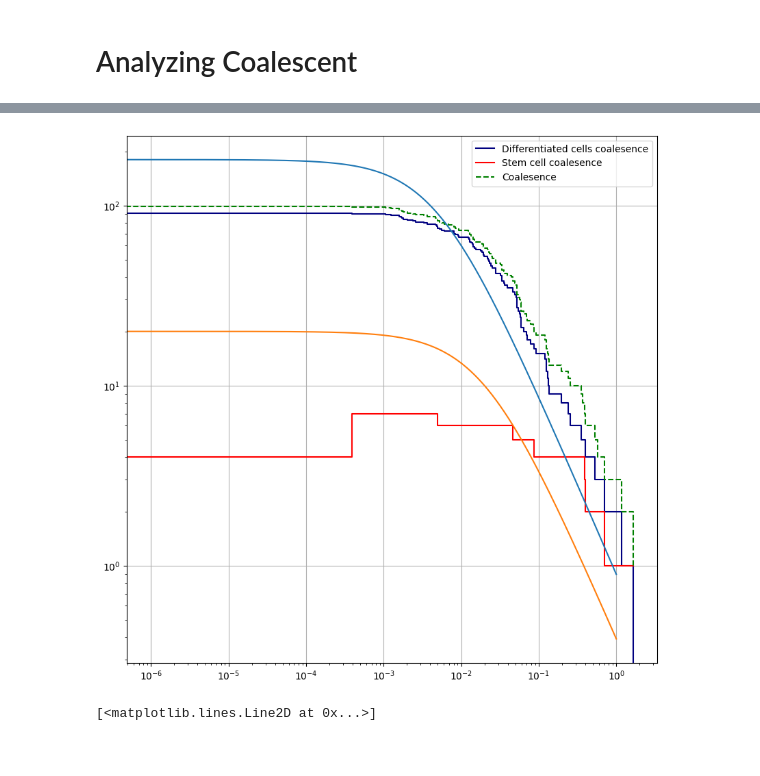
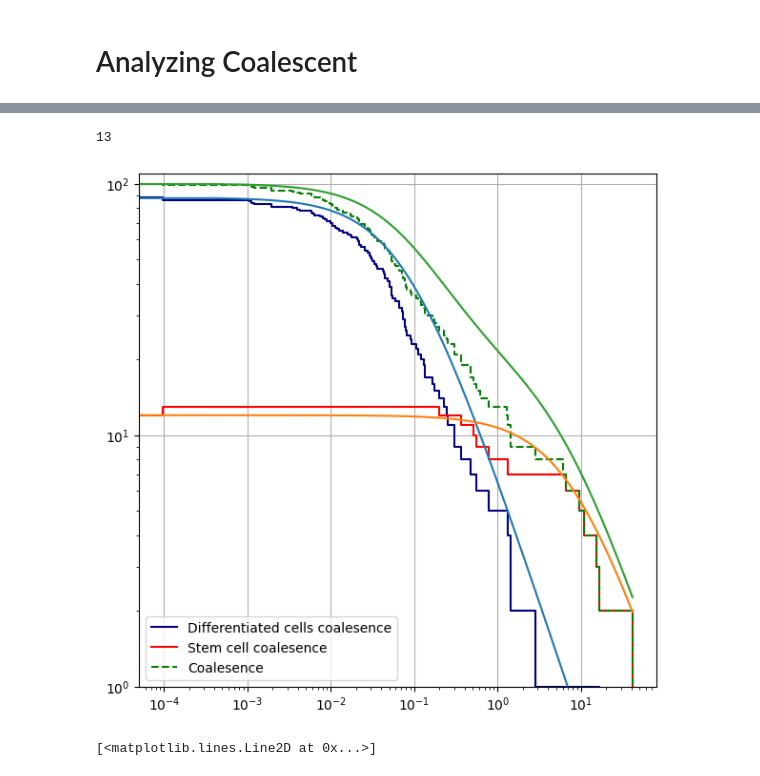
Before and after one commit to jmtony2000/Multitype_Moran_Simulation, a Jupyter notebook: Multitype_Moran_Process/2type_Moran_simulation.ipynb, the cells around one changed output, grey strips where cells are left out. Drawn from its saved outputs; the diff is of its cells as text; code cells hidden in the pictures.

```diff
--- a/Multitype_Moran_Process/2type_Moran_simulation.ipynb
+++ b/Multitype_Moran_Process/2type_Moran_simulation.ipynb
@@ -405,2 +479,8 @@ tree = TreeDisplay(tree, stem_coalesence, sampled_population, sampled_types)
+# %%
+# Test Simulation
+test_stem_size = 50
+test_diff_size = 350
+test_diff_rate = 100
+tree, coalescent_times = Simulaton2(test_stem_size, test_diff_size, 1, test_diff_rate, 1)
 # %% [markdown]
 # Analyzing Coalescent
@@ -411,6 +486,0 @@ sample_diff = sampled_types.count("Diff")
-# %%
-# Creating the r parameter for the whole coalesence:
-coalesence_r = list(np.arange(1, len(coalescent_times)+1))
-coalesence_r.reverse()
-coalescent_times.insert(0, 0)
-coalesence_r.insert(0, sample_diff+sample_stem)
@@ -454,0 +487,7 @@ for col_index, time in enumerate(coalescent_times):
+# %%
+coalesence_r1, coalescence1 = Coalescentparameter(coalescent_times, tree)
+diff_r1, diff_times1 = DifferentiatedCoalescenceTimes(tree, coalescence1)
+stem_r1 = StemCoalesenceTimes(diff_times1, coalesence_r1, coalescence1, diff_r1)
+print(max(stem_r1))
+# %% [output]
+13
@@ -458,22 +506,33 @@ def l2(t,N):
+# %%
+def r2(T, N, sample, delta):
+    nominator = 2*(N-1)*delta*sample
+    denominator = T*sample+2*(N-1)*delta
+
+    return nominator/denominator
 # %%
 # plotting the coalescent times:
-plt.figure(figsize=(10,10))
-plt.step(diff_reduction_times, coalescence_diff, where="post", ls = "-", color = "navy", label = "Differentiated cells coalesence")
-plt.step(coalescent_times, coalescence_stem, where="post", ls = "-", color = "red", label = "Stem cell coalesence")
-plt.step(coalescent_times, coalesence_r, where="post", ls = "--", color = "green", label = "Coalesence")
+times = np.linspace(0,coalescent_times[-1],100000)
+plt.figure(figsize=(7,7))
+plt.step(diff_times1, diff_r1, where="post", ls = "-", color = "navy", label = "Differentiated cells coalesence")
+plt.step(coalescence1, stem_r1, where="post", ls = "-", color = "red", label = "Stem cell coalesence")
+plt.step(coalescence1, coalesence_r1, where="post", ls = "--", color = "green", label = "Coalesence")
 #plt.xlim(0,0.05)
 plt.yscale("log")
 #plt.yticks([1, 10])
 plt.xscale("log")
 t = np.linspace(0, 1, 1000000)
 def l(t, N):
     return N/(t+1)
-plt.plot(t, l(t*200, 180))
-plt.plot(t, l(t*50, 20))
+plt.plot(times, r2(times, test_diff_size, diff_r1[0], 1/test_diff_rate))
+plt.plot(times, r2(times, test_stem_size, stem_r1[0], 1))
+plt.plot(times, r2(times, 350, 82, 1/100) + r2(times, 50, 18, 1))
+#plt.plot(t, l(t*200, 180))
+#plt.plot(t, l(t*50, 20))
+plt.ylim(1, 110)
 plt.legend()
 plt.grid()
 # %% [output]
-[figure, old version]
+[figure, new version]
 # %%
 t = np.linspace(0, 2000, 100)
 def l(t, N):
```
Also changed, not shown: parts of 17 cells of this notebook, 12 other files.
